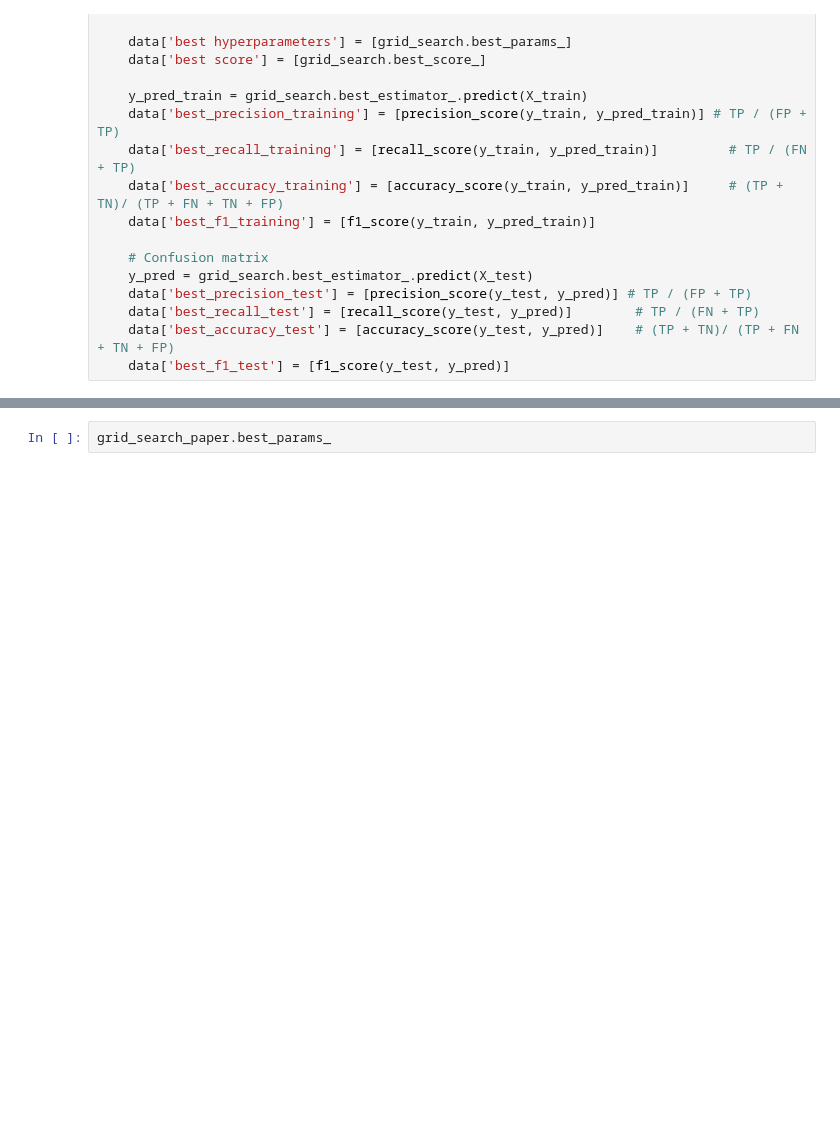
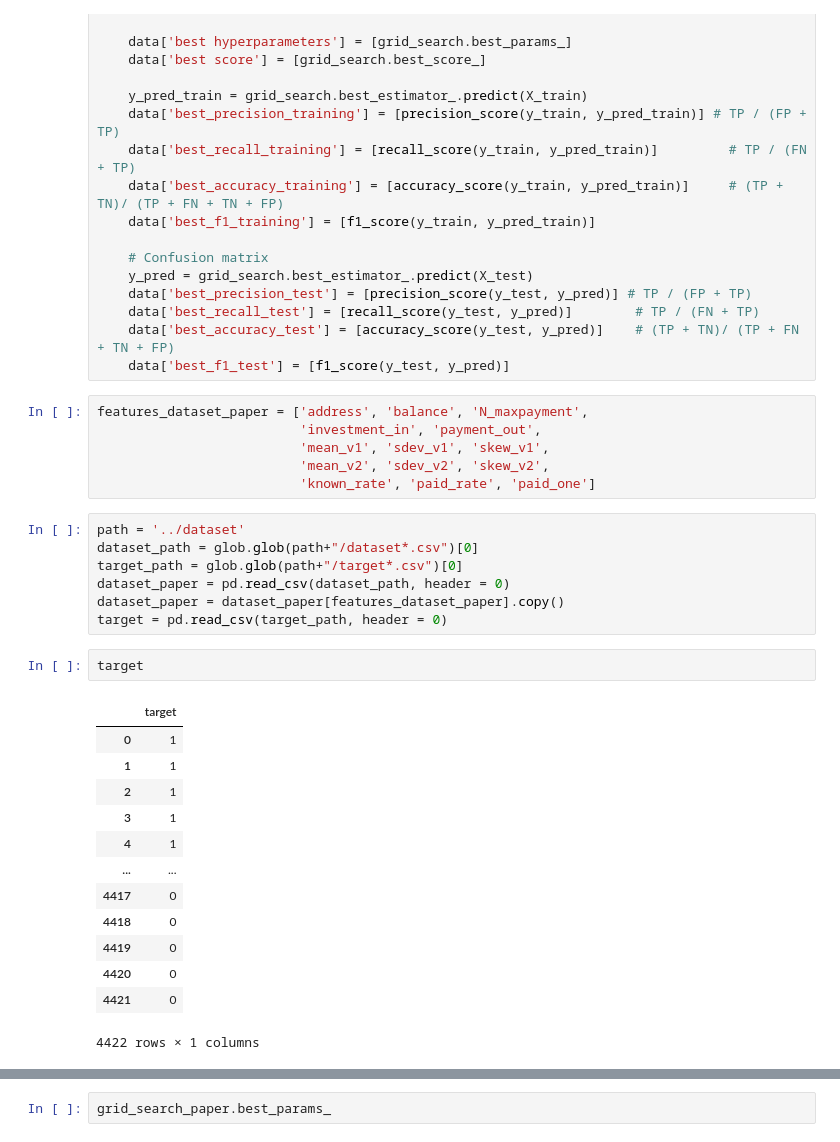
Before and after one commit to fpinell/ponzi_ml, a Jupyter notebook: notebooks/paper_experiments.ipynb, the cells around one changed output, grey strips where cells are left out. Cells and saved outputs as stored; diff of their text form; blank space fills up the shorter version.

Commit message:
target.csv and paper experiments notebook

```diff
--- a/notebooks/paper_experiments.ipynb
+++ b/notebooks/paper_experiments.ipynb
@@ -166,4 +166,33 @@ def get_grid_search(dataset,name):
     data['best_recall_test'] = [recall_score(y_test, y_pred)]	     # TP / (FN + TP)
     data['best_accuracy_test'] = [accuracy_score(y_test, y_pred)]	 # (TP + TN)/ (TP + FN + TN + FP)
     data['best_f1_test'] = [f1_score(y_test, y_pred)]
+# %%
+features_dataset_paper = ['address', 'balance', 'N_maxpayment',
+                          'investment_in', 'payment_out',
+                          'mean_v1', 'sdev_v1', 'skew_v1',
+                          'mean_v2', 'sdev_v2', 'skew_v2',
+                          'known_rate', 'paid_rate', 'paid_one']
+# %%
+path = '../dataset'
+dataset_path = glob.glob(path+"/dataset*.csv")[0]
+target_path = glob.glob(path+"/target*.csv")[0]
+dataset_paper = pd.read_csv(dataset_path, header = 0)
+dataset_paper = dataset_paper[features_dataset_paper].copy()
+target = pd.read_csv(target_path, header = 0)
+# %%
+target
+# %% [output]
+|  | target |
+| 0 | 1 |
+| 1 | 1 |
+| 2 | 1 |
+| 3 | 1 |
+| 4 | 1 |
+| ... | ... |
+| 4417 | 0 |
+| 4418 | 0 |
+| 4419 | 0 |
+| 4420 | 0 |
+| 4421 | 0 |
+4422 rows × 1 columns
 # %%
```
Also changed, not shown: parts of 1 cell of this notebook, 1 other file.
